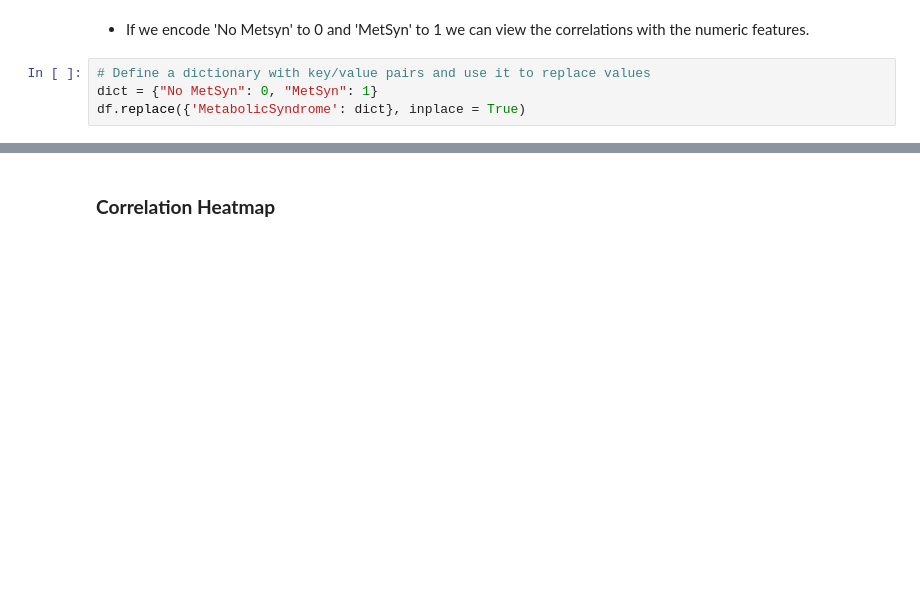
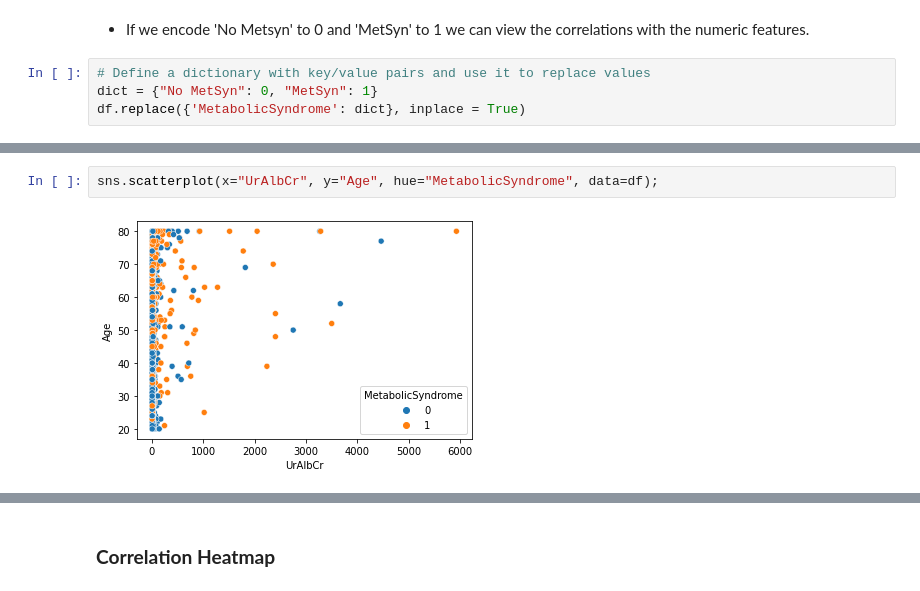
Before and after one commit to YBilodeau/Metabolic-Syndrome-Prediction-Project, a Jupyter notebook: Prediction_of_Metabolic_Syndrome_Using_Machine_Learning.ipynb, the cells around one changed output, grey strips where cells are left out. Drawn from its saved outputs; the diff is of its cells as text; blank space fills up the shorter version.

```diff
--- a/Prediction_of_Metabolic_Syndrome_Using_Machine_Learning.ipynb
+++ b/Prediction_of_Metabolic_Syndrome_Using_Machine_Learning.ipynb
@@ -1259,0 +1288,4 @@ df.replace({'MetabolicSyndrome': dict}, inplace = True)
+# %%
+sns.scatterplot(x="UrAlbCr", y="Age", hue="MetabolicSyndrome", data=df);
+# %% [output]
+[figure, added]
```
Also changed, not shown: parts of 12 cells of this notebook.
